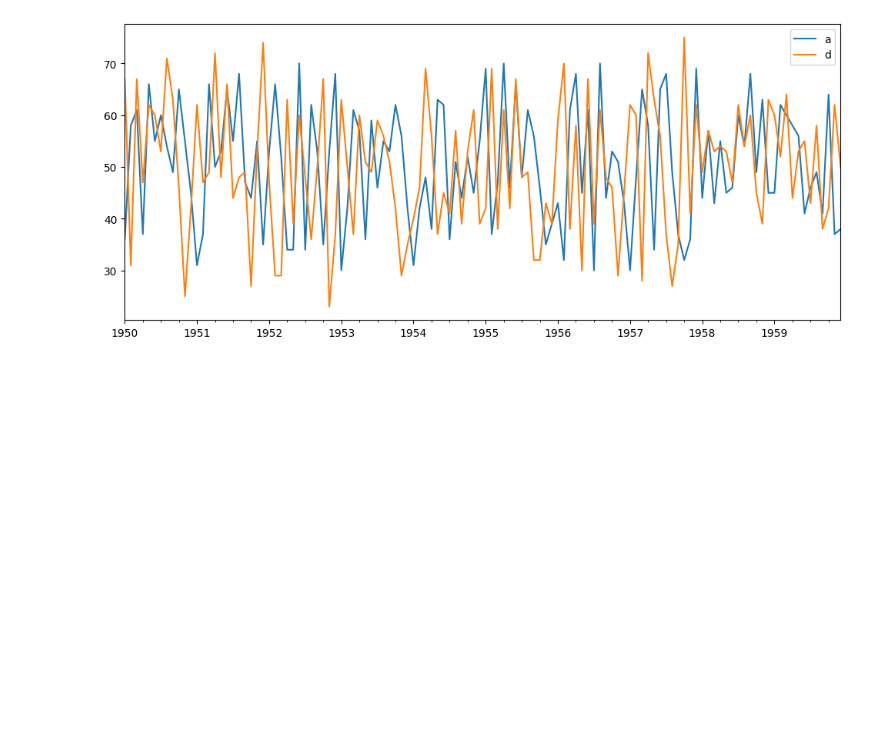
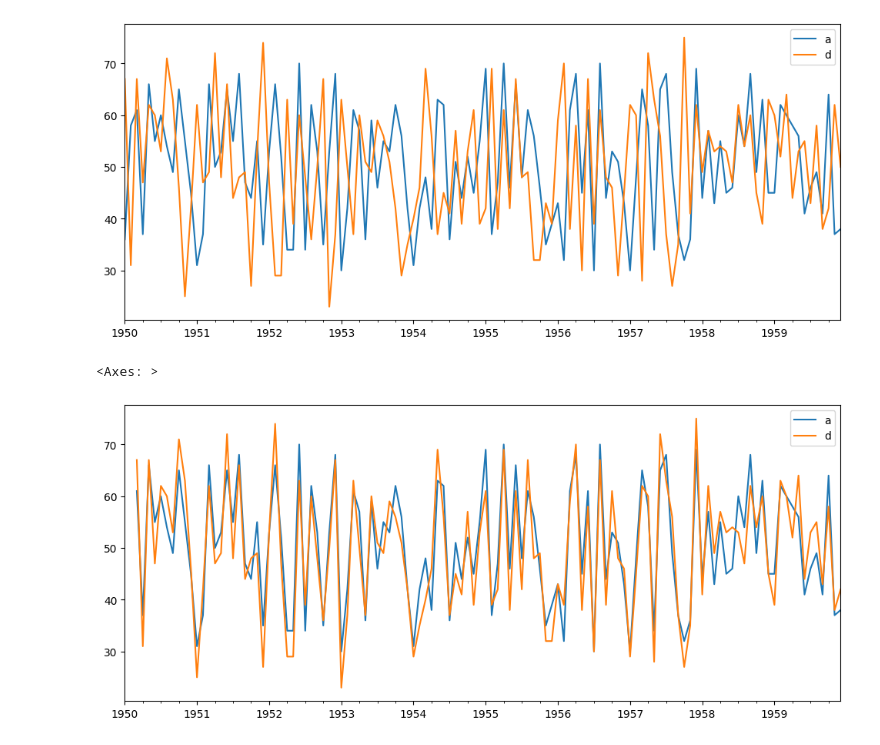
Before and after one commit to nmaiya/ColabTimeSeries, a Jupyter notebook: Descriptive_Statistics_and_Tests.ipynb, the cells around one changed output. Cells and saved outputs as stored; diff of their text form; code cells hidden in the pictures; blank space fills up the shorter version.

```diff
--- a/Descriptive_Statistics_and_Tests.ipynb
+++ b/Descriptive_Statistics_and_Tests.ipynb
@@ -132,3 +132,9 @@ sampls[['a','d']].plot(figsize=(12,5))
 # %% [output]
 <Axes: >
 [figure]
+# %%
+sampls['a'].iloc[2:].plot(figsize=(12,5),legend=True)
+sampls['d'].shift(2).plot(figsize=(12,5),legend=True)
+# %% [output]
+<Axes: >
+[figure, added]
```
Also changed, not shown: parts of 3 cells of this notebook.
